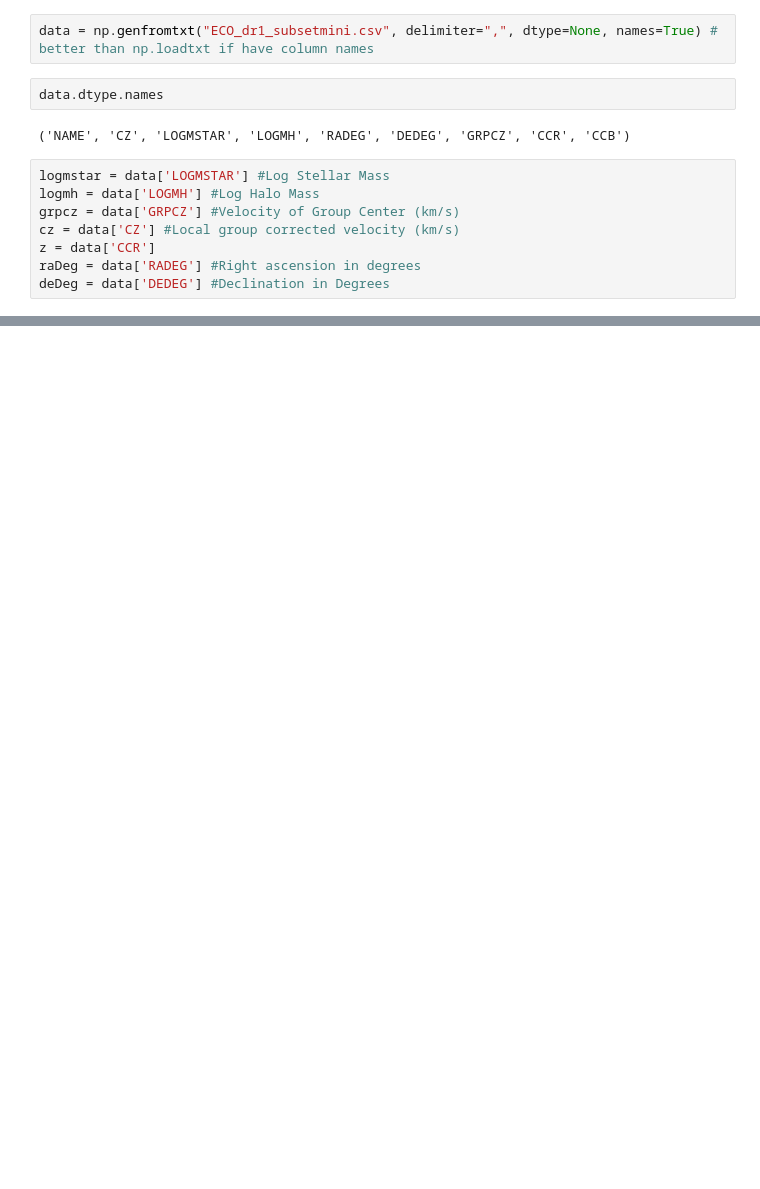
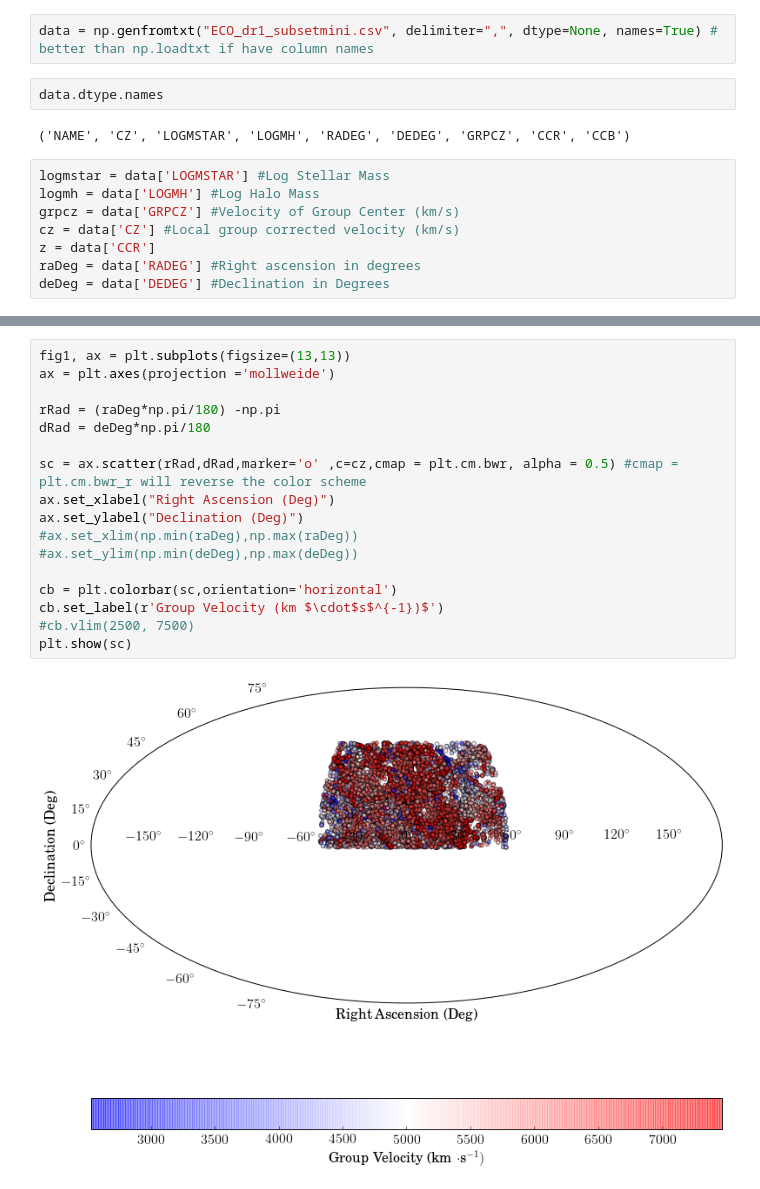
Before and after one commit to cdearing/MiniProject, a Jupyter notebook: cdearing_miniproject.ipynb, the cells around one changed output, grey strips where cells are left out. Drawn from its saved outputs; the diff is of its cells as text; blank space fills up the shorter version.

Commit message:
mini project almost complete

```diff
--- a/cdearing_miniproject.ipynb
+++ b/cdearing_miniproject.ipynb
@@ -73,0 +144,19 @@ ax.set_ylim(np.min(deDeg),np.max(deDeg))
+# %%
+fig1, ax = plt.subplots(figsize=(13,13))
+ax = plt.axes(projection ='mollweide')
+
+rRad = (raDeg*np.pi/180) -np.pi
+dRad = deDeg*np.pi/180
+
+sc = ax.scatter(rRad,dRad,marker='o' ,c=cz,cmap = plt.cm.bwr, alpha = 0.5) #cmap = plt.cm.bwr_r will reverse the color scheme
+ax.set_xlabel("Right Ascension (Deg)")
+ax.set_ylabel("Declination (Deg)")
+#ax.set_xlim(np.min(raDeg),np.max(raDeg))
+#ax.set_ylim(np.min(deDeg),np.max(deDeg))
+
+cb = plt.colorbar(sc,orientation='horizontal')
+cb.set_label(r'Group Velocity (km $\cdot$s$^{-1})$')
+#cb.vlim(2500, 7500)
+plt.show(sc)
+# %% [output]
+[figure, added]
```
Also changed, not shown: parts of 6 cells of this notebook.
